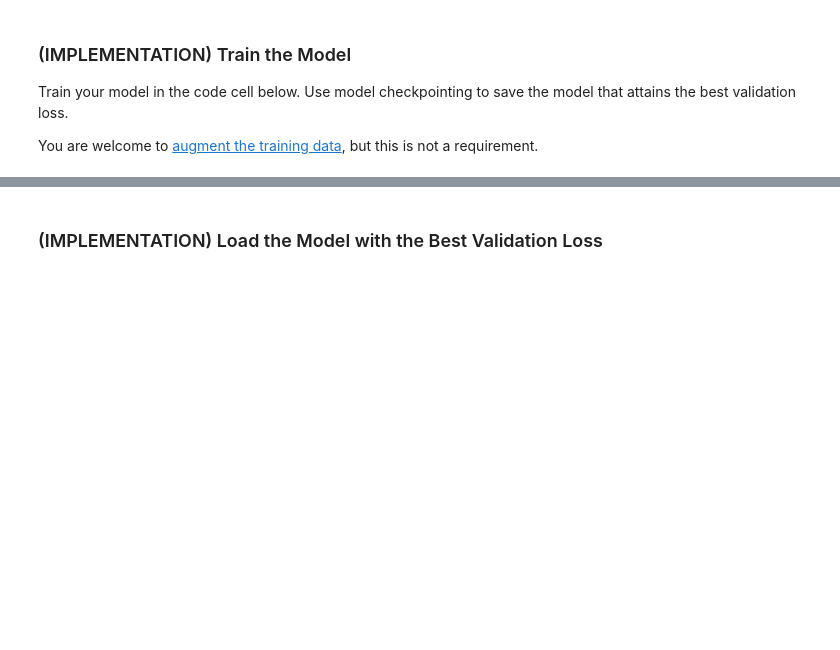
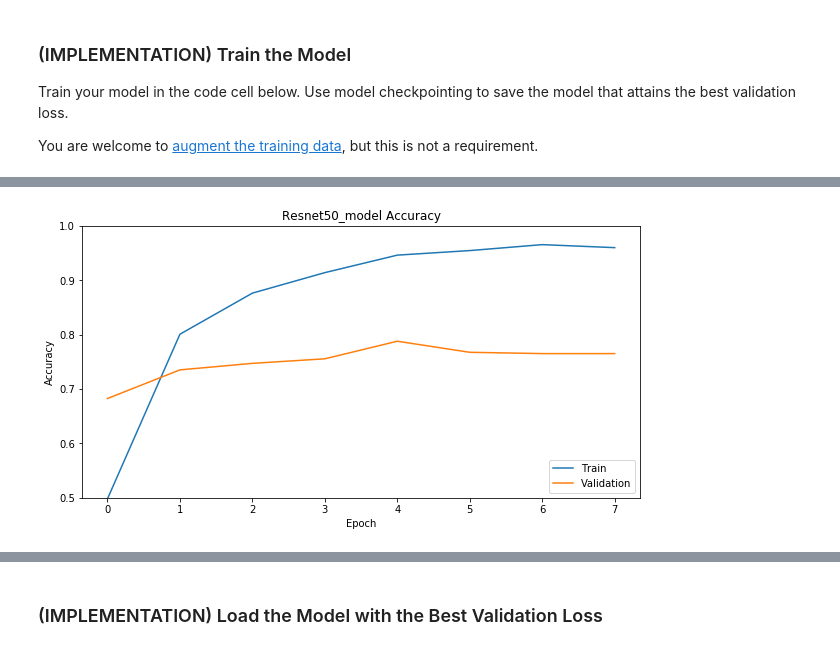
Before and after one commit to alinelira/dog_breed_classifier, a Jupyter notebook: dog_app.ipynb, the cells around one changed output, grey strips where cells are left out. Saved outputs shown, nothing was run; the diff lists cells and outputs as text; code cells hidden in the pictures; blank space fills up the shorter version.

Commit message:
QUALITY: Improved model performance

```diff
--- a/dog_app.ipynb
+++ b/dog_app.ipynb
@@ -655,8 +678,14 @@ Resnet50_model.add(Dense(133, activation='softmax'))
 ### (IMPLEMENTATION) Compile the Model
 # %%
 ### TODO: Compile the model.
+from keras.optimizers import Adam
+from keras.callbacks import EarlyStopping
 
-Resnet50_model.compile(optimizer='rmsprop', loss='categorical_crossentropy', metrics=['accuracy'])
+optimizer = Adam(lr=0.001)
+Resnet50_model.compile(optimizer=optimizer, loss='categorical_crossentropy', metrics=['accuracy'])
+
+# Use early stopping to prevent overfitting
+early_stop = EarlyStopping(monitor='val_loss', patience=3)
 # %% [markdown]
 ### (IMPLEMENTATION) Train the Model
 
@@ -665,12 +694,12 @@ Train your model in the code cell below.  Use model checkpointing to save the mo
 You are welcome to [augment the training data](https://blog.keras.io/building-powerful-image-classification-models-using-very-little-data.html), but this is not a requirement.
 # %%
 ### TODO: Train the model.
-checkpointer = ModelCheckpoint(filepath='saved_models/weights.best.Resnet50.hdf5',
-                               verbose=1, save_best_only=True)
+checkpointer = ModelCheckpoint(filepath='saved_models/model_Resnet50.hdf5',
+                               verbose=1, save_best_only=True, save_weights_only=False)
 
-Resnet50_model.fit(train_Resnet50, train_targets,
+Resnet50_model_tr = Resnet50_model.fit(train_Resnet50, train_targets,
           validation_data=(valid_Resnet50, valid_targets),
-          epochs=20, batch_size=20, callbacks=[checkpointer], verbose=1)
+          epochs=20, batch_size=20, callbacks=[early_stop, checkpointer], verbose=1)
 # %% [output]
 Train on 6680 samples, validate on 835 samples
 Epoch 1/20
@@ -692,0 +721,13 @@ Epoch 20/20
+# %%
+# Plot model accuracy
+
+fig, ax = plt.subplots(1, figsize=(10,5))
+ax.plot(Resnet50_model_tr.history['acc'], label='Train')
+ax.plot(Resnet50_model_tr.history['val_acc'], label = 'Validation')
+ax.set_xlabel('Epoch')
+ax.set_ylabel('Accuracy')
+ax.set_title("Resnet50_model Accuracy")
+ax.set_ylim([0.5, 1])
+ax.legend(loc='lower right');
+# %% [output]
+[figure, added]
```
Also changed, not shown: parts of 14 cells of this notebook, 2 other files.
